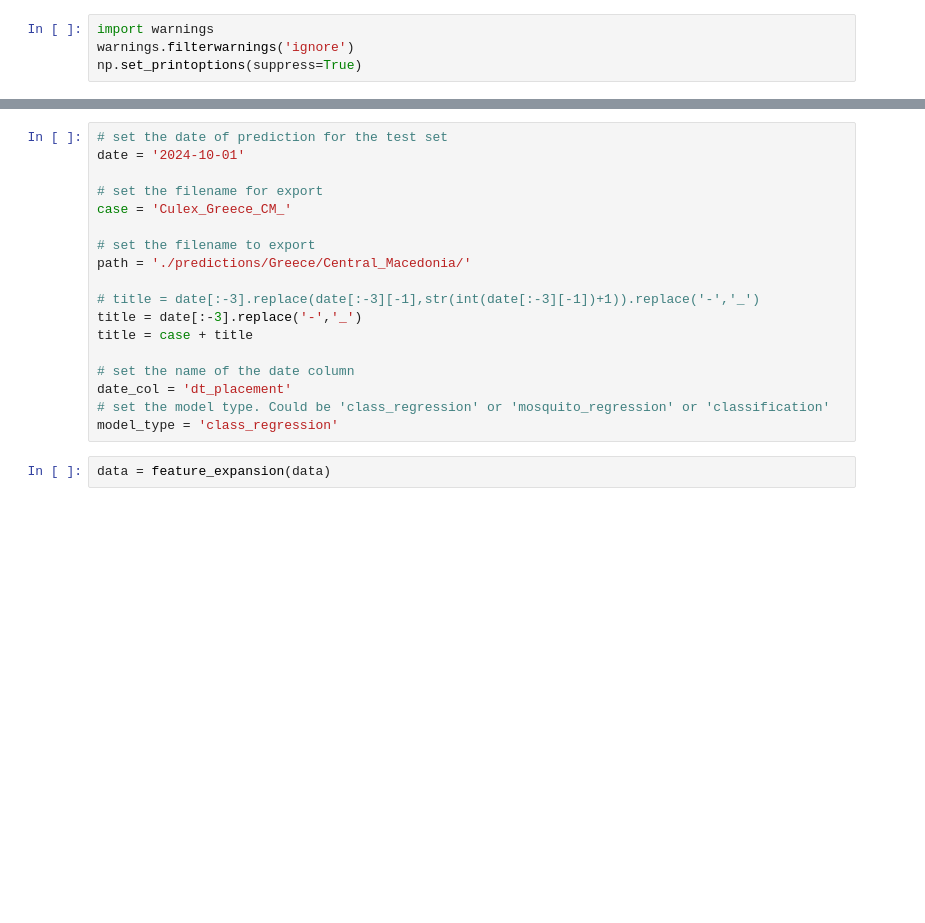
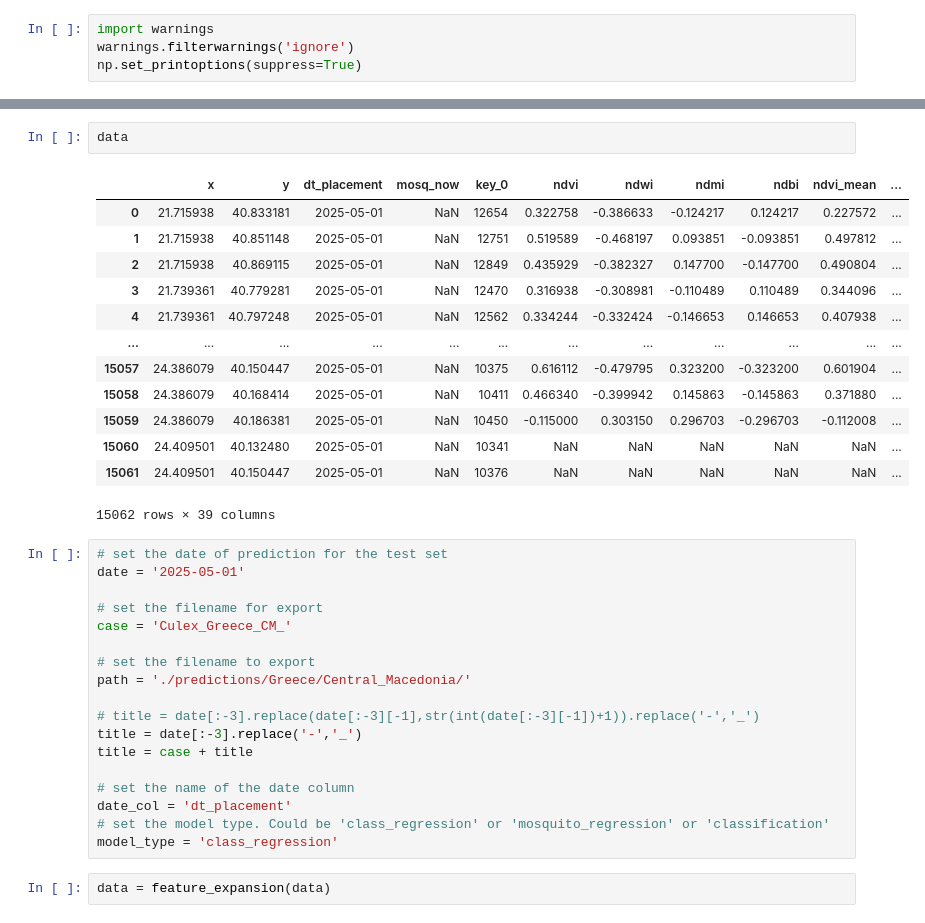
Before and after one commit to dsainidis/MAMOTH-Prediction, a Jupyter notebook: predict/Culex_Central_Macedonia.ipynb, the cells around one changed output, grey strips where cells are left out. Cells and saved outputs as stored; diff of their text form; blank space fills up the shorter version.

```diff
--- a/predict/Culex_Central_Macedonia.ipynb
+++ b/predict/Culex_Central_Macedonia.ipynb
@@ -60,6 +86,22 @@ Index(['trap_id', 'station_id', 'x', 'y', 'dt_placement', 'week', 'month',
+# %%
+data
+# %% [output]
+|  | x | y | dt_placement | mosq_now | key_0 | ndvi | ndwi | ndmi | ndbi | ndvi_mean | ... |
+| 0 | 21.715938 | 40.833181 | 2025-05-01 | NaN | 12654 | 0.322758 | -0.386633 | -0.124217 | 0.124217 | 0.227572 | ... |
+| 1 | 21.715938 | 40.851148 | 2025-05-01 | NaN | 12751 | 0.519589 | -0.468197 | 0.093851 | -0.093851 | 0.497812 | ... |
+| 2 | 21.715938 | 40.869115 | 2025-05-01 | NaN | 12849 | 0.435929 | -0.382327 | 0.147700 | -0.147700 | 0.490804 | ... |
+| 3 | 21.739361 | 40.779281 | 2025-05-01 | NaN | 12470 | 0.316938 | -0.308981 | -0.110489 | 0.110489 | 0.344096 | ... |
+| 4 | 21.739361 | 40.797248 | 2025-05-01 | NaN | 12562 | 0.334244 | -0.332424 | -0.146653 | 0.146653 | 0.407938 | ... |
+| ... | ... | ... | ... | ... | ... | ... | ... | ... | ... | ... | ... |
+| 15057 | 24.386079 | 40.150447 | 2025-05-01 | NaN | 10375 | 0.616112 | -0.479795 | 0.323200 | -0.323200 | 0.601904 | ... |
+| 15058 | 24.386079 | 40.168414 | 2025-05-01 | NaN | 10411 | 0.466340 | -0.399942 | 0.145863 | -0.145863 | 0.371880 | ... |
+| 15059 | 24.386079 | 40.186381 | 2025-05-01 | NaN | 10450 | -0.115000 | 0.303150 | 0.296703 | -0.296703 | -0.112008 | ... |
+| 15060 | 24.409501 | 40.132480 | 2025-05-01 | NaN | 10341 | NaN | NaN | NaN | NaN | NaN | ... |
+| 15061 | 24.409501 | 40.150447 | 2025-05-01 | NaN | 10376 | NaN | NaN | NaN | NaN | NaN | ... |
+15062 rows × 39 columns
 # %%
 # set the date of prediction for the test set
-date = '2024-10-01'
+date = '2025-05-01'
 
 # set the filename for export
 case = 'Culex_Greece_CM_'
```
Also changed, not shown: parts of 6 cells of this notebook, 14 other files.
